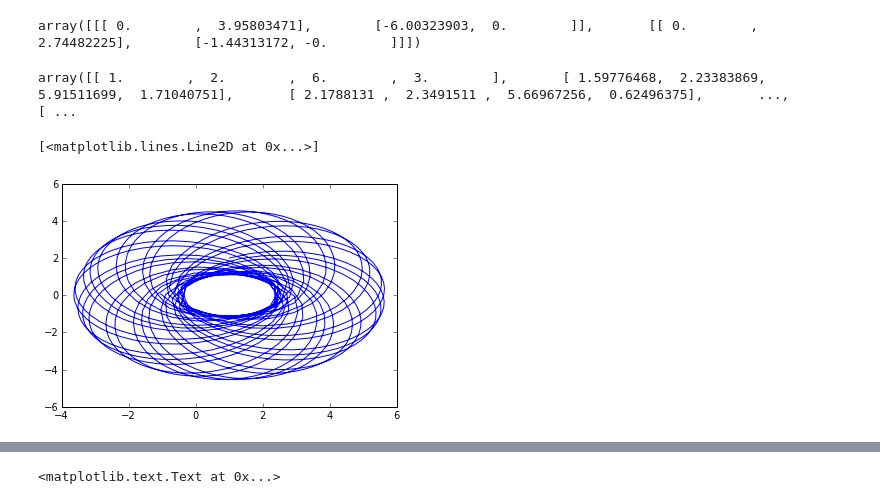
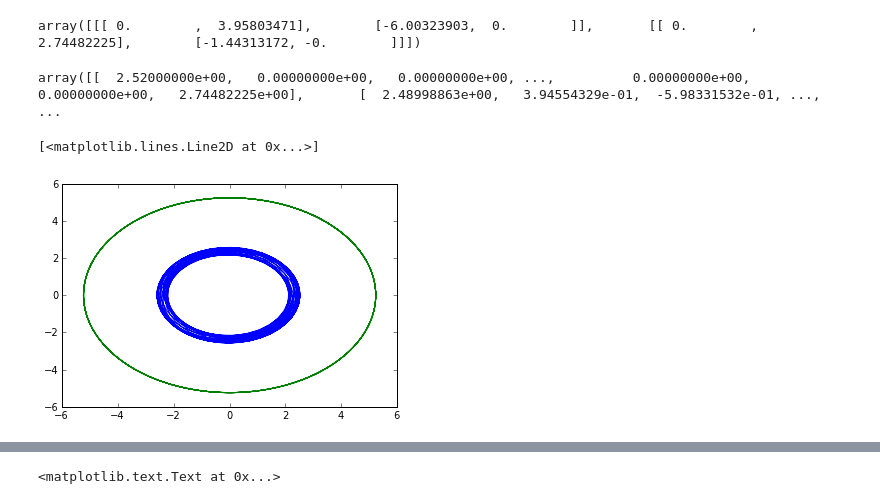
Before and after one commit to shalstvedt/cs477_simulation, a Jupyter notebook: PlanetaryMotion.ipynb, the cells around one changed output, grey strips where cells are left out. Saved outputs shown, nothing was run; the diff lists cells and outputs as text; code cells hidden in the pictures.

```diff
--- a/PlanetaryMotion.ipynb
+++ b/PlanetaryMotion.ipynb
@@ -72,14 +70,14 @@ r = eom_odeint(numpy.append(test[0], test[1]),0)numpy.array([numpy.array([r[0:2]
 # %% [output]
 array([[[ 0.        ,  3.95803471],        [-6.00323903,  0.        ]],       [[ 0.        ,  2.74482225],        [-1.44313172, -0.        ]]])
 # %%
-times = linspace(0.0, 100.0, int(100.0 / 0.1))resn = odeint(eom_2_odeint,y0,times)resn
+timesn = linspace(0.0, 100.0, int(100.0 / 0.1))resn = odeint(eom_odeint,y0,times)resn
 # %% [output]
-array([[ 1.        ,  2.        ,  6.        ,  3.        ],       [ 1.59776468,  2.23383869,  5.91511699,  1.71040751],       [ 2.1788131 ,  2.3491511 ,  5.66967256,  0.62496375],       ...,        [ ...
+array([[  2.52000000e+00,   0.00000000e+00,   0.00000000e+00, ...,          0.00000000e+00,   0.00000000e+00,   2.74482225e+00],       [  2.48998863e+00,   3.94554329e-01,  -5.98331532e-01, ...,       ...
 # %%
-plot([e[0] for e in resn], [e[1] for e in resn])#plot([e[4] for e in resn], [e[5] for e in resn])
+plot([e[0] for e in resn], [e[1] for e in resn])plot([e[4] for e in resn], [e[5] for e in resn])
 # %% [output]
 [<matplotlib.lines.Line2D at 0x...>]
-[figure, old version]
+[figure, new version]
 # %%
 plot([energy_odeint(e) for e in resn])ylabel('energy')
 # %% [output]
```
Also changed, not shown: parts of 5 cells of this notebook.
